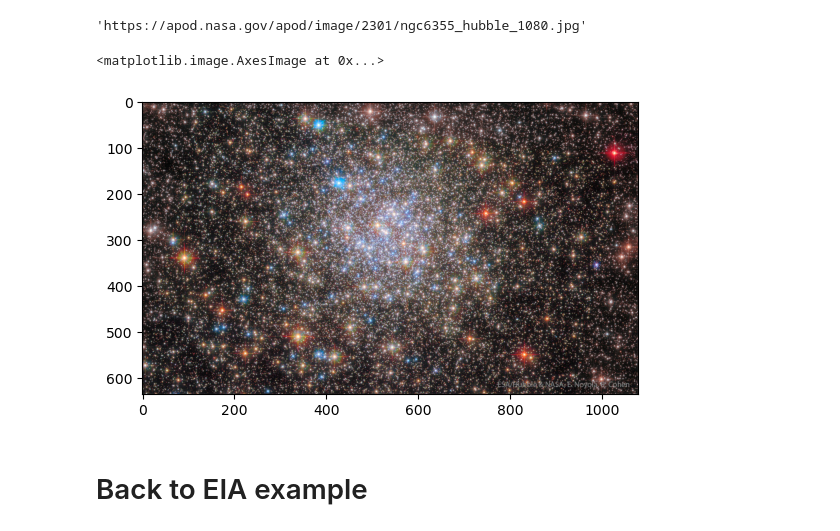
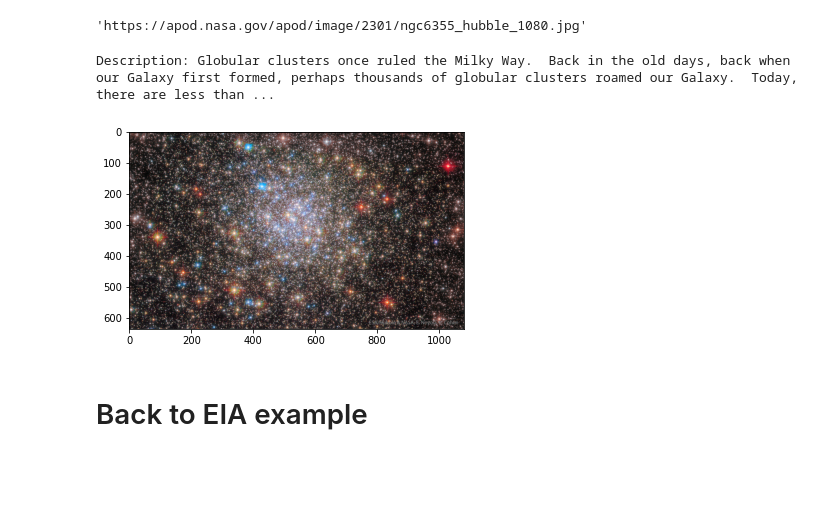
Before and after one commit to UCB-Econ-148/sp23-student, a Jupyter notebook: lec/lec3-1/Lec3.1.ipynb, the cells around one changed output. Cells and saved outputs as stored; diff of their text form; code cells hidden in the pictures; blank space fills up the shorter version.

```diff
--- a/lec/lec3-1/Lec3.1.ipynb
+++ b/lec/lec3-1/Lec3.1.ipynb
@@ -39,16 +44,20 @@ r["url"]
 # %% [output]
 'https://apod.nasa.gov/apod/image/2301/ngc6355_hubble_1080.jpg'
 # %%
+image_url = r["url"]
 
-url = r["url"]
-with urllib.request.urlopen(url) as url:
+# show image
+with urllib.request.urlopen(image_url) as url:
     s = url.read()
 im = np.array(Image.open(io.BytesIO(s)))
+plt.imshow(im)
 
-plt.imshow(im)
+# show description
+desc = r['explanation']
+print("Description: " + desc)
 # %% [output]
-<matplotlib.image.AxesImage at 0x...>
+Description: Globular clusters once ruled the Milky Way.  Back in the old days, back when our Galaxy first formed, perhaps thousands of globular clusters roamed our Galaxy.  Today, there are less than ...
-[figure, old version]
+[figure, new version]
 # %% [markdown]
 # Back to EIA example
 # %%
```
Also changed, not shown: parts of 11 cells of this notebook.
